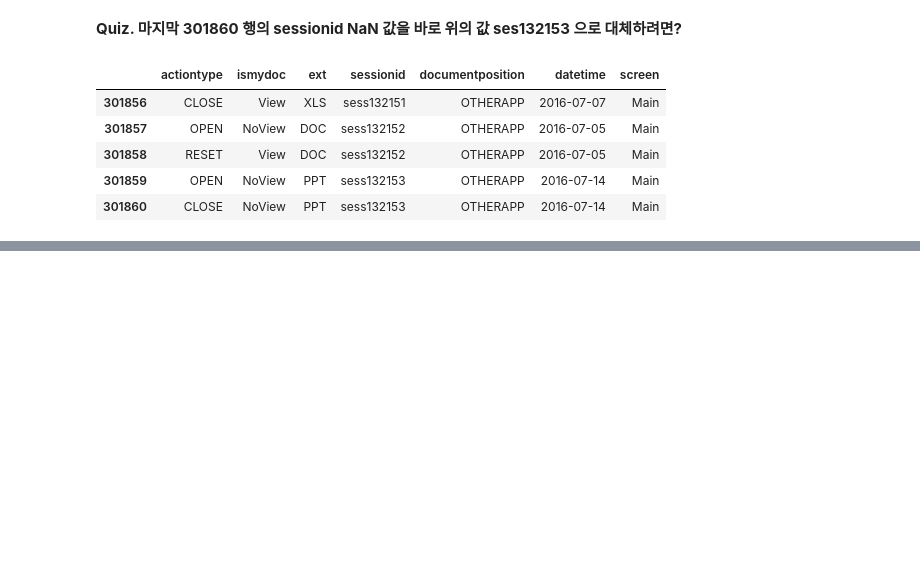
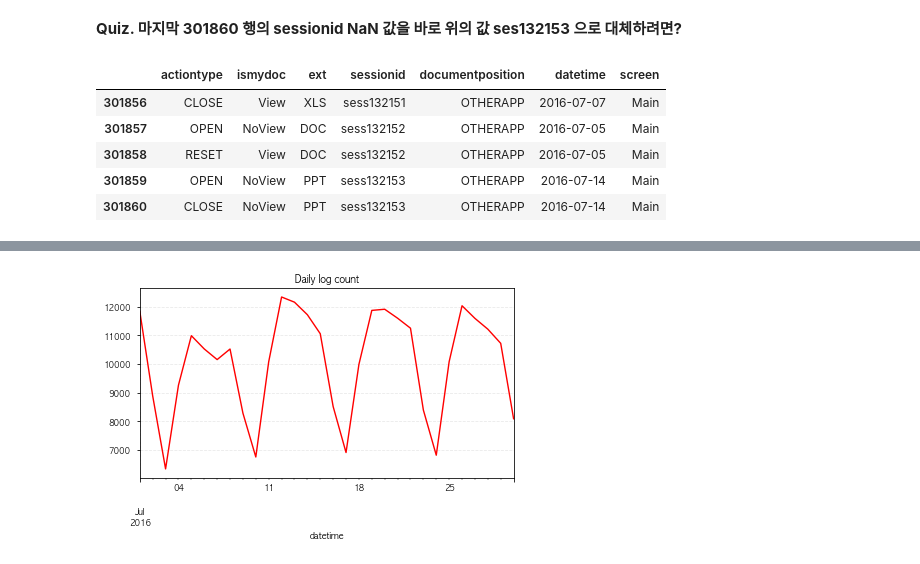
Before and after one commit to suhyun-cho/TIL, a Jupyter notebook: python/데이터분석Tutorial_유저Funnel분석.ipynb, the cells around one changed output, grey strips where cells are left out. Saved outputs shown, nothing was run; the diff lists cells and outputs as text; code cells hidden in the pictures; blank space fills up the shorter version.

Commit message:
EDA-visualizing and check Conversion-rate

```diff
--- a/python/데이터분석Tutorial_유저Funnel분석.ipynb
+++ b/python/데이터분석Tutorial_유저Funnel분석.ipynb
@@ -1057,0 +1069,8 @@ df.tail(5)
+# %%
+# daily log size
+df.groupby("datetime").size().plot(c='r');
+plt.title("Daily log count")
+plt.grid(color='lightgrey', alpha=0.5, linestyle='--')
+plt.tight_layout()
+# %% [output]
+[figure, added]
```
Also changed, not shown: parts of 42 cells of this notebook.
